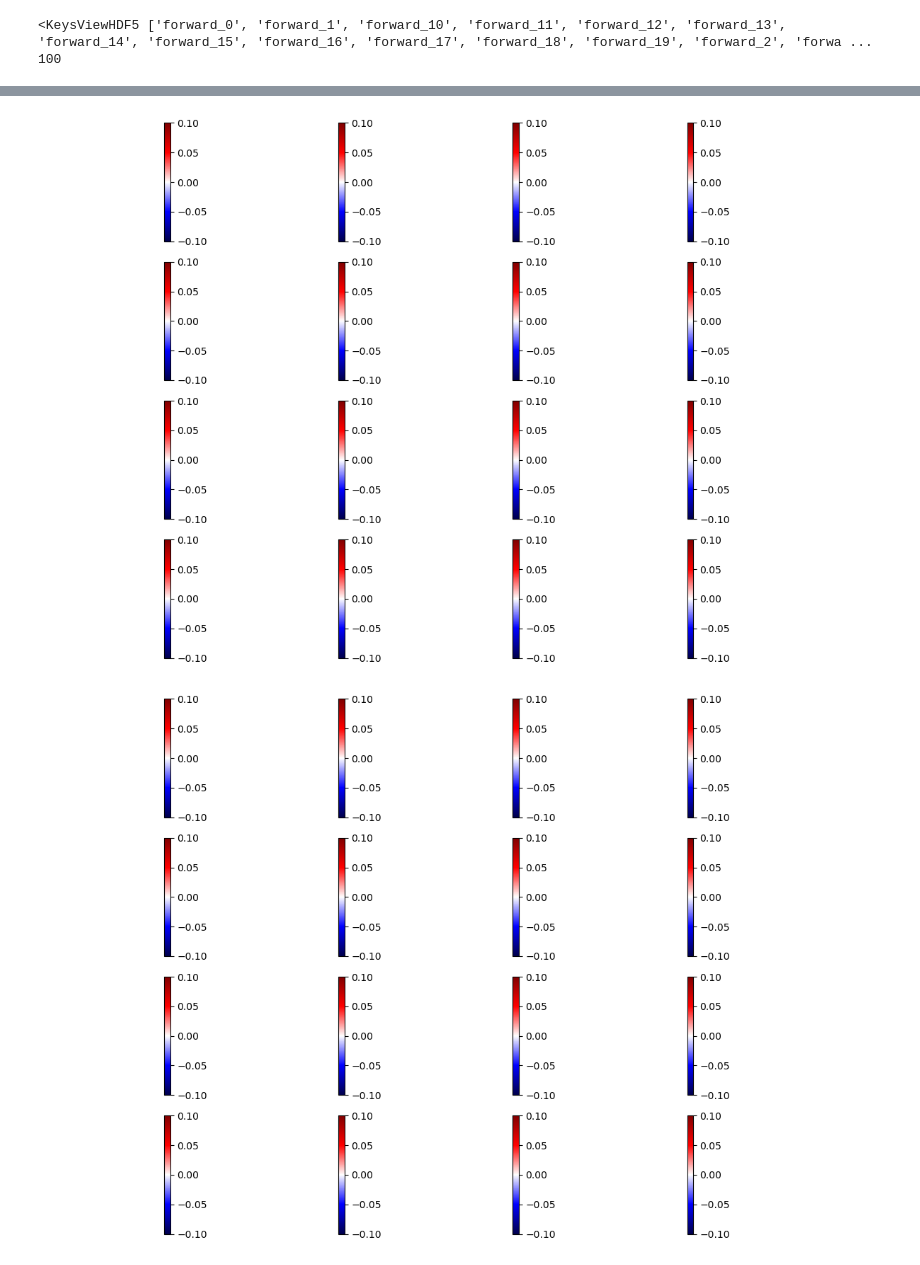
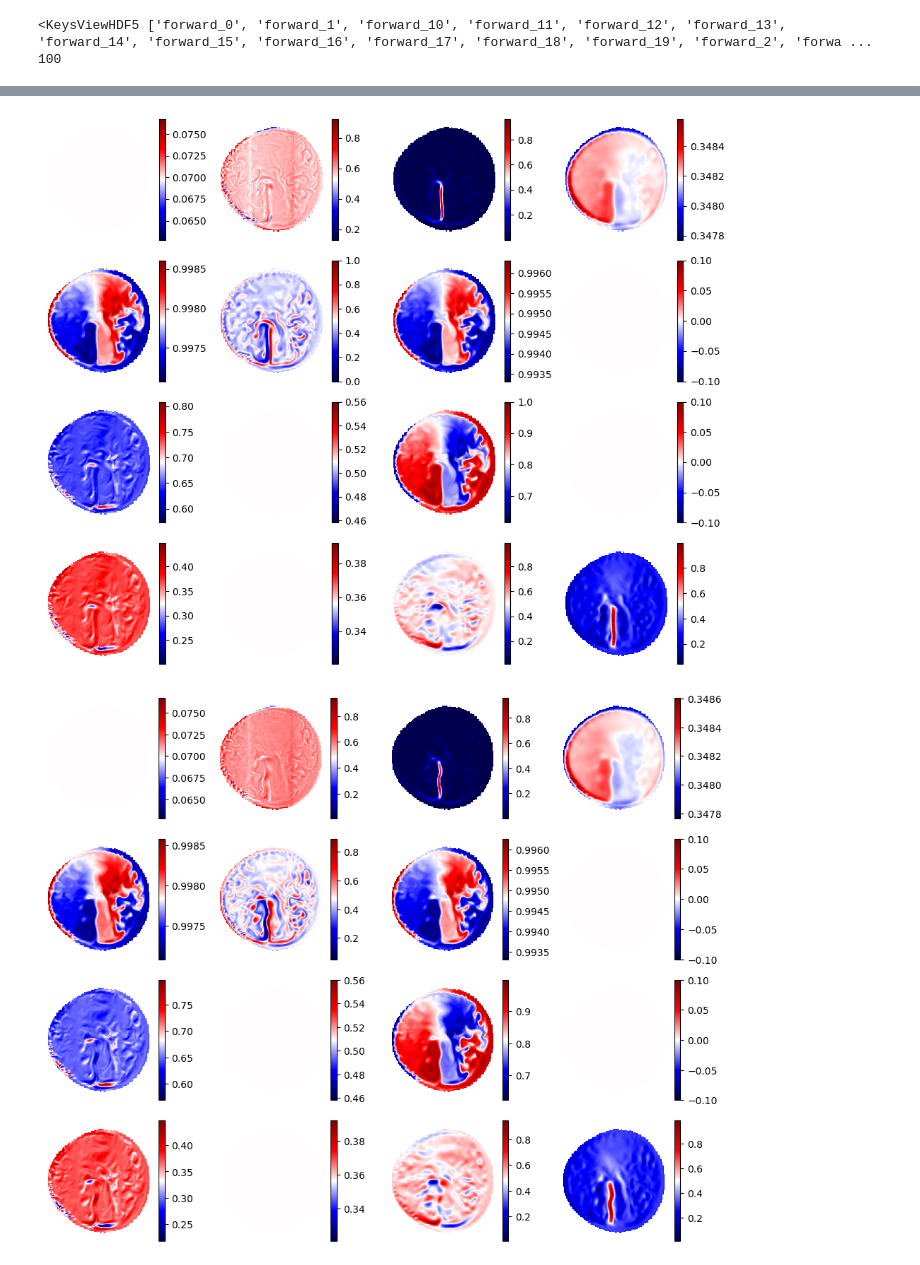
Before and after one commit to iamyixuan/DeepAdjoint, a Jupyter notebook: notebooks/SOMA.ipynb, the cells around one changed output, grey strips where cells are left out. Saved outputs shown, nothing was run; the diff lists cells and outputs as text; code cells hidden in the pictures.

```diff
--- a/notebooks/SOMA.ipynb
+++ b/notebooks/SOMA.ipynb
@@ -71,7 +71,7 @@ mask = np.logical_or(mask1, mask2)
 
 # forward_0[mask1] = np.nan
 # forward_0[mask2] = np.nan
-forward_0[~mask] = np.nan
+forward_0[mask] = np.nan
 
 
 scaler = ChannelMinMaxScaler(forward_0, (0, 1, 2, 3))
@@ -81,32 +81,32 @@ forward_0 = scaler.transform(forward_0)
 # import pickle
 
 # with open('../tmp/SOMA_mask.pkl', 'wb') as f:
 #     mask = {'mask1': mask1, 'mask2': mask2}
 #     pickle.dump(mask, f)
 plot_field(forward_0[0, 0, :, :,: ])
 plot_field(forward_0[15, 0, :, :,: ])
 
 # get the min max for all variables from the first example
 # for i in range(forward_0.shape[-1]):
 #     print((np.nanmin(forward_0[..., i]), np.nanmax(forward_0[..., i])))
 
 
 # investigate where 0 is coming from in GM
 # mask_0 = forward_0[...,-1] == 0
 # a = forward_0
 # a[mask_0] = 500
 # for i in range(forward_0.shape[0]):
 #     plt.imshow(a[i,0, ..., -1], cmap='seismic')
 #     plt.show()
 # %% [output]
 (30, 60, 100, 100, 17)
 [[[[[-1.e+34 -1.e+34 -1.e+34 -1.e+34 -1.e+34 -1.e+34 -1.e+34 -1.e+34
      -1.e+34 -1.e+34 -1.e+34 -1.e+34 -1.e+34 -1.e+34 -1.e+34 -1.e+34
       0.e+00]]]]]
 [[[[[1.08244258e-03 3.09710072e-06 1.39847267e+00 1.30534658e+01
      9.99363403e+02 2.61778350e-05 3.42435799e+01 0.00000000e+00
      1.14333176e-07 5.93310129e-03 1.88417664e+01 0.00000000e+00
      1.38871774e-05 2.90362234e-03 9.06503260e-01 1.64067554e+00
      6.00000000e+02]]]]]
-[figure, old version]
+[figure, new version]
-[figure, old version]
+[figure, new version]
```
Also changed, not shown: parts of 2 cells of this notebook, 4 other files.
